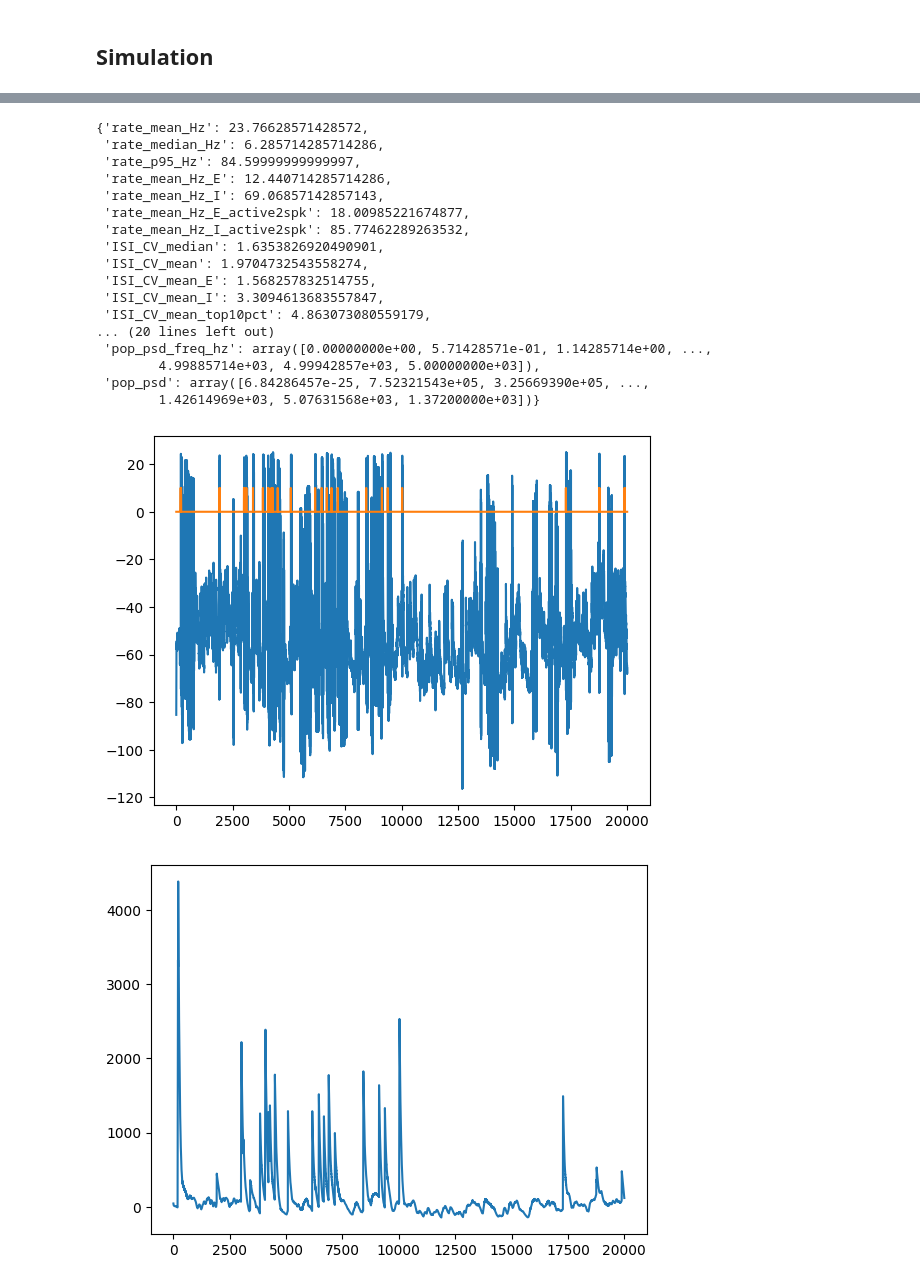
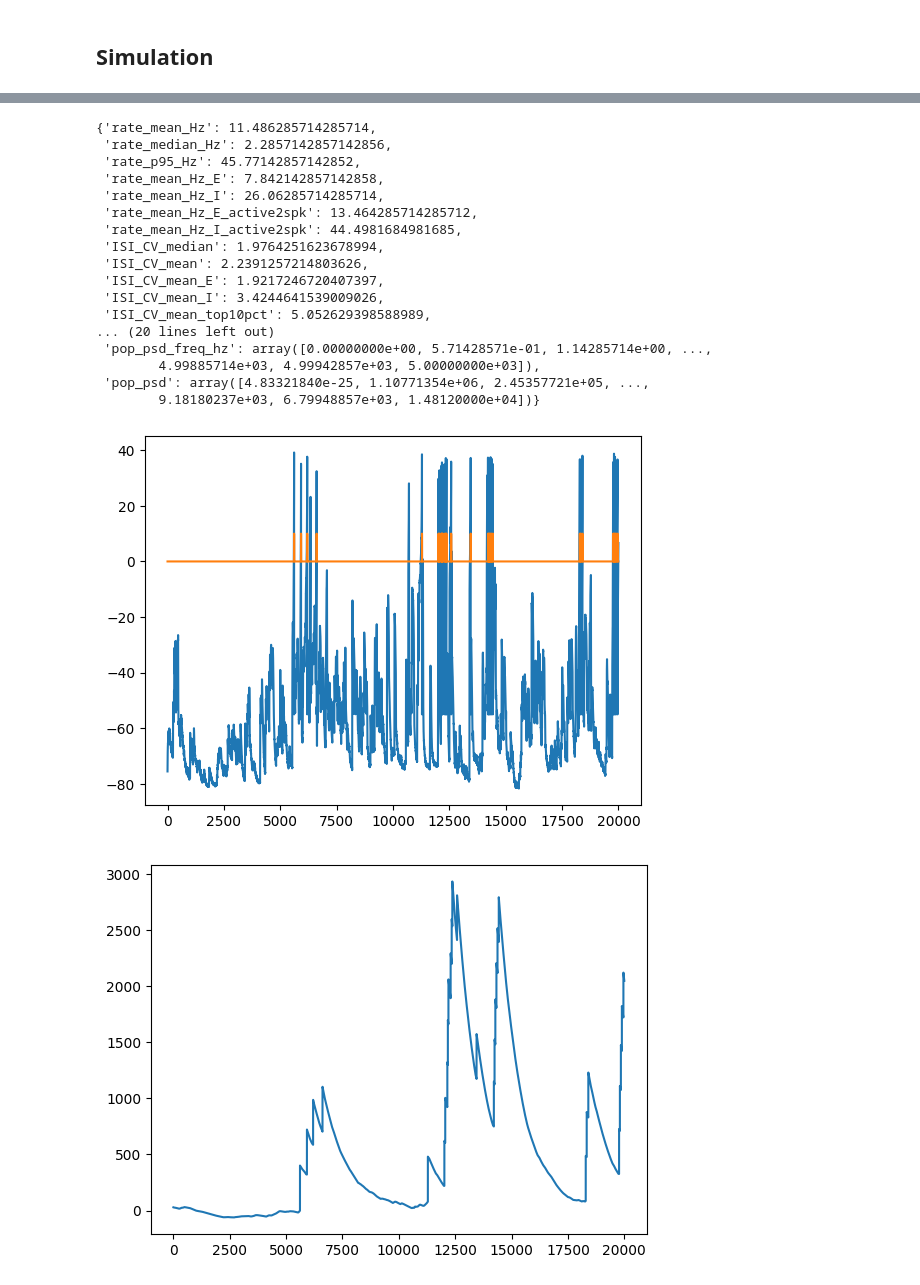
Before and after one commit to Dalsaetra/NeuroSimV3, a Jupyter notebook: python/week4/ssai.ipynb, the cells around one changed output, grey strips where cells are left out. Cells and saved outputs as stored; diff of their text form; code cells hidden in the pictures.

```diff
--- a/python/week4/ssai.ipynb
+++ b/python/week4/ssai.ipynb
@@ -25,12 +22,12 @@ from src.network_weight_distributor import *
 from src.external_inputs import *
 # %%
 weight_scale = 1.0
-g = 1.2984752590298583 * 10
+g = 1.2984752590298583 * 60
 
 J_I = weight_scale * g
 J_E = weight_scale
-delay_mean_E = 1.5
-delay_std_E = delay_mean_E * 0.2
+delay_mean_E = 10.0
+delay_std_E = delay_mean_E * 0.5
 delay_mean_I = 1.5
 delay_std_I = delay_mean_I * 0.2
 v_ext = 0.45527031369449
@@ -171,39 +200,39 @@ sim.plot_spike_raster(figsize=(10, 6), title=f"ISI_CV_Mean: {isi_mean:.3f}, ISI_
 # %%
 sim.stats.compute_metrics(dt, bin_ms_participation=300, t_start_ms=250.0, t_stop_ms=2000.0)
 # %% [output]
-{'rate_mean_Hz': 23.76628571428572,
- 'rate_median_Hz': 6.285714285714286,
- 'rate_p95_Hz': 84.59999999999997,
- 'rate_mean_Hz_E': 12.440714285714286,
- 'rate_mean_Hz_I': 69.06857142857143,
- 'rate_mean_Hz_E_active2spk': 18.00985221674877,
- 'rate_mean_Hz_I_active2spk': 85.77462289263532,
- 'ISI_CV_median': 1.6353826920490901,
- 'ISI_CV_mean': 1.9704732543558274,
- 'ISI_CV_mean_E': 1.568257832514755,
- 'ISI_CV_mean_I': 3.3094613683557847,
- 'ISI_CV_mean_top10pct': 4.863073080559179,
+{'rate_mean_Hz': 11.486285714285714,
+ 'rate_median_Hz': 2.2857142857142856,
+ 'rate_p95_Hz': 45.77142857142852,
+ 'rate_mean_Hz_E': 7.842142857142858,
+ 'rate_mean_Hz_I': 26.06285714285714,
+ 'rate_mean_Hz_E_active2spk': 13.464285714285712,
+ 'rate_mean_Hz_I_active2spk': 44.4981684981685,
+ 'ISI_CV_median': 1.9764251623678994,
+ 'ISI_CV_mean': 2.2391257214803626,
+ 'ISI_CV_mean_E': 1.9217246720407397,
+ 'ISI_CV_mean_I': 3.4244641539009026,
+ 'ISI_CV_mean_top10pct': 5.052629398588989,
 ... (20 lines left out)
  'pop_psd_freq_hz': array([0.00000000e+00, 5.71428571e-01, 1.14285714e+00, ...,
         4.99885714e+03, 4.99942857e+03, 5.00000000e+03]),
- 'pop_psd': array([6.84286457e-25, 7.52321543e+05, 3.25669390e+05, ...,
-        1.42614969e+03, 5.07631568e+03, 1.37200000e+03])}
+ 'pop_psd': array([4.83321840e-25, 1.10771354e+06, 2.45357721e+05, ...,
+        9.18180237e+03, 6.79948857e+03, 1.48120000e+04])}
 # %%
 # Plot spikes for one neuron
-n_idx = 828
+n_idx = 731
 t_first = 0
 t_last = -1
 plt.plot(np.array(sim.stats.Vs)[t_first:t_last,n_idx])
 plt.plot(np.array(sim.stats.spikes)[t_first:t_last,n_idx] * 10)
 plt.show()
 plt.plot(np.array(sim.stats.us)[t_first:t_last,n_idx])
 plt.show()
 plt.plot(np.array(sim.debug_logger.s_ampa)[t_first:t_last,n_idx], label="AMPA")
 plt.plot(np.array(sim.debug_logger.s_nmda)[t_first:t_last,n_idx], label="NMDA")
 plt.plot(np.array(sim.debug_logger.s_gaba_a)[t_first:t_last,n_idx], label="GABA_A")
 plt.plot(np.array(sim.debug_logger.s_gaba_b)[t_first:t_last,n_idx], label="GABA_B")
 plt.legend()
 plt.show()
 # %% [output]
-[figure, old version]
+[figure, new version]
-[figure, old version]
+[figure, new version]
```
Also changed, not shown: parts of 6 cells of this notebook, 1 other file.
